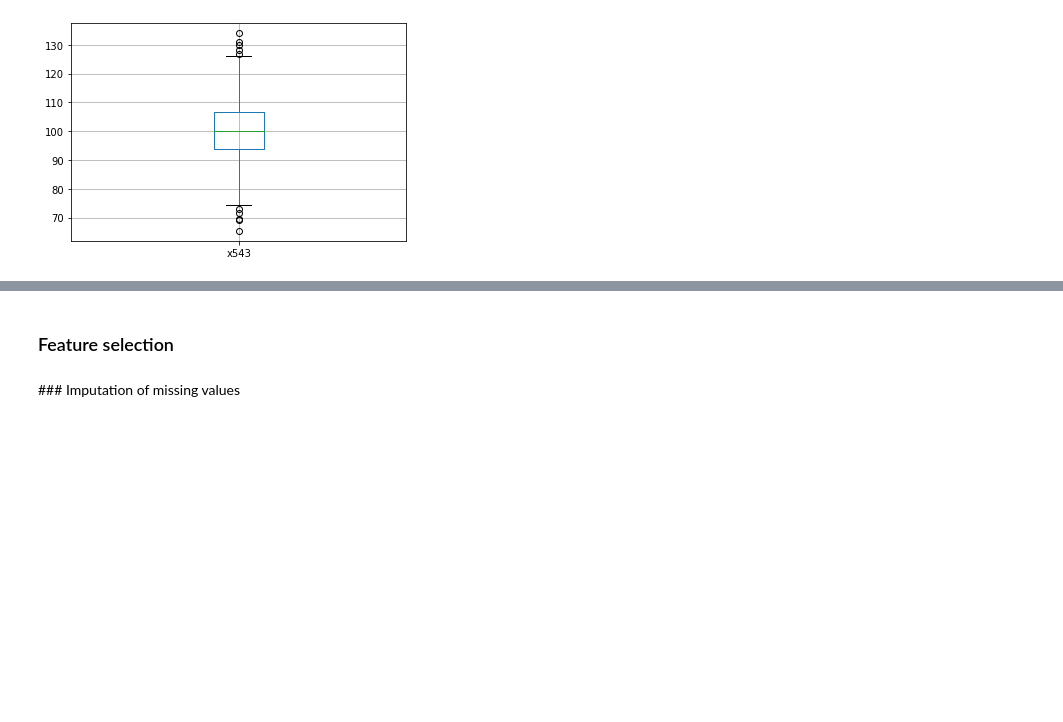
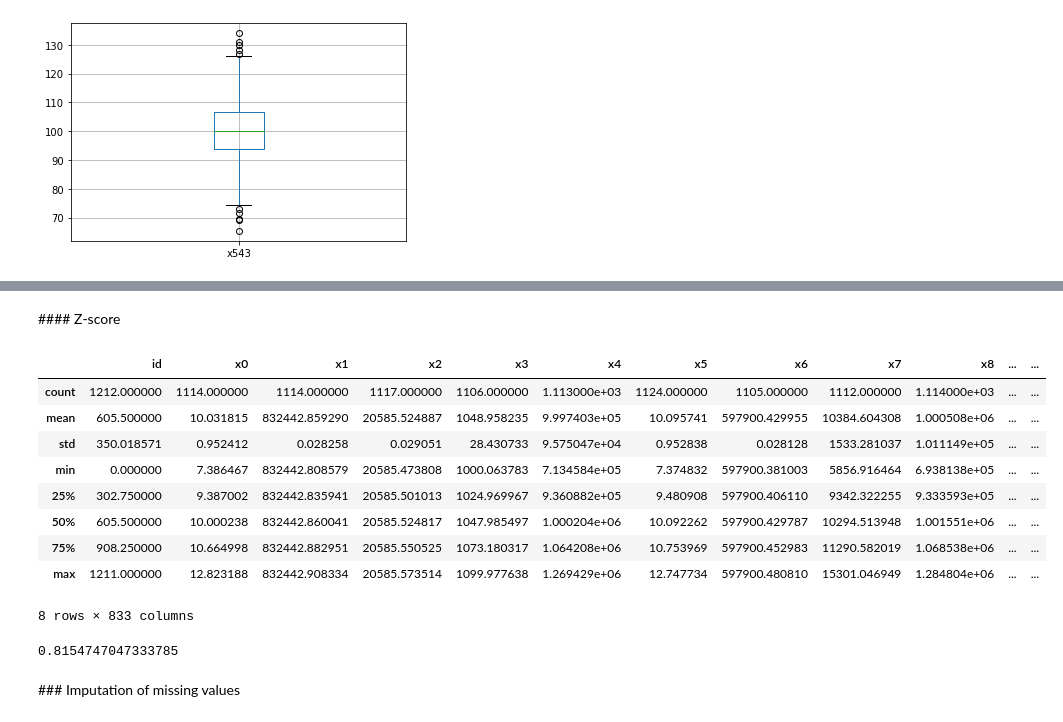
Before and after one commit to andreakiro/aml-bonjour, a Jupyter notebook: task-1/aml-task1.ipynb, the cells around one changed output, grey strips where cells are left out. Drawn from its saved outputs; the diff is of its cells as text; code cells hidden in the pictures; blank space fills up the shorter version.

```diff
--- a/task-1/aml-task1.ipynb
+++ b/task-1/aml-task1.ipynb
@@ -67,2 +77,0 @@ no_outliers.describe()
-# %% [markdown]
-### Feature selection
@@ -72,2 +78,26 @@ no_outliers.describe()
+# %% [markdown]
+#### Z-score
+# %%
+X_train_abs_z_scores = np.abs(zscore(X_train, nan_policy='omit'))
+X_train_no_outliers_df = X_train[(X_train_abs_z_scores < 3)]
+X_train_no_outliers_df.describe()
+# %% [output]
+|  | id | x0 | x1 | x2 | x3 | x4 | x5 | x6 | x7 | x8 | ... | ... |
+| count | 1212.000000 | 1114.000000 | 1114.000000 | 1117.000000 | 1106.000000 | 1.113000e+03 | 1124.000000 | 1105.000000 | 1112.000000 | 1.114000e+03 | ... | ... |
+| mean | 605.500000 | 10.031815 | 832442.859290 | 20585.524887 | 1048.958235 | 9.997403e+05 | 10.095741 | 597900.429955 | 10384.604308 | 1.000508e+06 | ... | ... |
+| std | 350.018571 | 0.952412 | 0.028258 | 0.029051 | 28.430733 | 9.575047e+04 | 0.952838 | 0.028128 | 1533.281037 | 1.011149e+05 | ... | ... |
+| min | 0.000000 | 7.386467 | 832442.808579 | 20585.473808 | 1000.063783 | 7.134584e+05 | 7.374832 | 597900.381003 | 5856.916464 | 6.938138e+05 | ... | ... |
+| 25% | 302.750000 | 9.387002 | 832442.835941 | 20585.501013 | 1024.969967 | 9.360882e+05 | 9.480908 | 597900.406110 | 9342.322255 | 9.333593e+05 | ... | ... |
+| 50% | 605.500000 | 10.000238 | 832442.860041 | 20585.524817 | 1047.985497 | 1.000204e+06 | 10.092262 | 597900.429787 | 10294.513948 | 1.001551e+06 | ... | ... |
+| 75% | 908.250000 | 10.664998 | 832442.882951 | 20585.550525 | 1073.180317 | 1.064208e+06 | 10.753969 | 597900.452983 | 11290.582019 | 1.068538e+06 | ... | ... |
+| max | 1211.000000 | 12.823188 | 832442.908334 | 20585.573514 | 1099.977638 | 1.269429e+06 | 12.747734 | 597900.480810 | 15301.046949 | 1.284804e+06 | ... | ... |
+8 rows × 833 columns
+# %%
+old_nb_na = X_train.isna().sum().sum()
+new_nb_na = X_train_no_outliers_df.isna().sum().sum()
+nb_outliers = new_nb_na - old_nb_na
+print(nb_outliers / (X_train.shape[0] * X_train.shape[1]) * 100)
+# %% [output]
+0.8154747047333785
 # %% [markdown]
 ### Imputation of missing values
```
Also changed, not shown: parts of 12 cells of this notebook, 1 other file.
